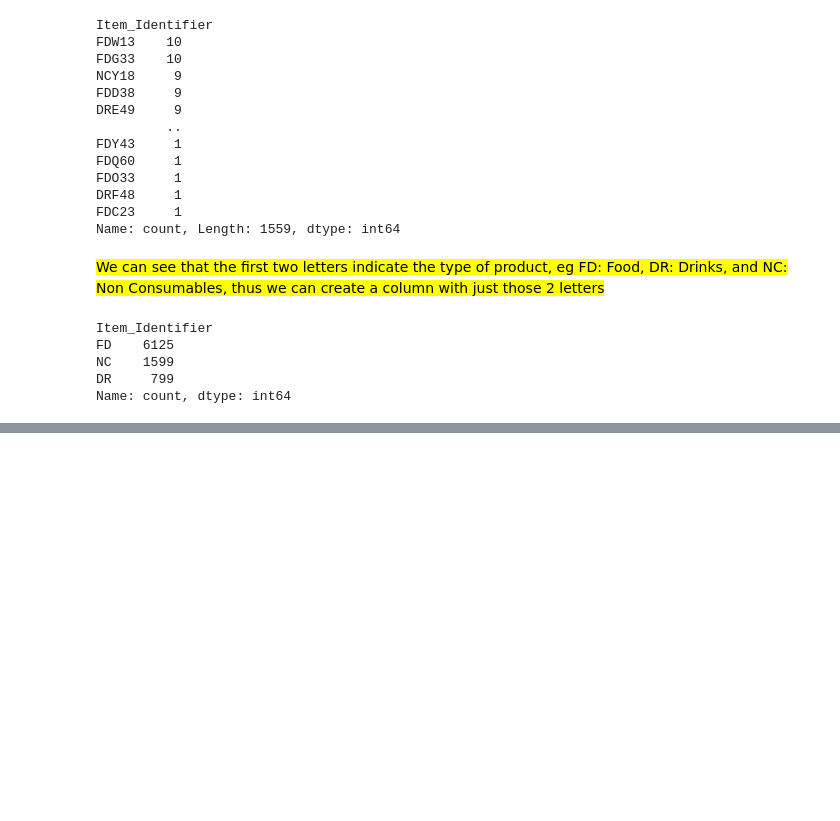
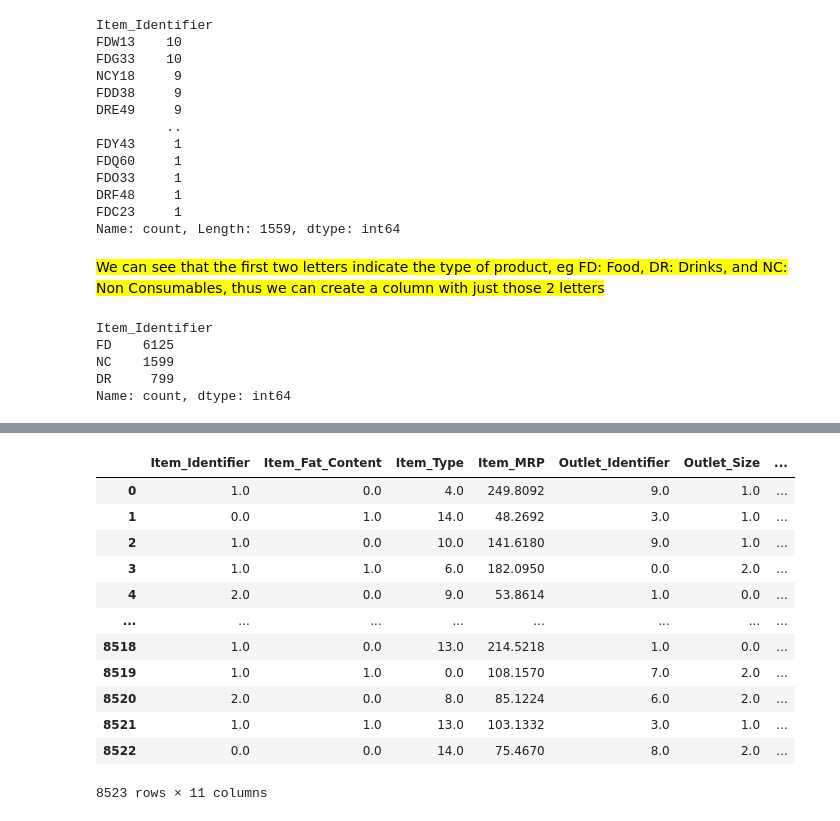
Before and after one commit to omarriyaz/Big-Mart-Sales-Prediction, a Jupyter notebook: SalesPredict.ipynb, the cells around one changed output, grey strips where cells are left out. Drawn from its saved outputs; the diff is of its cells as text; code cells hidden in the pictures; blank space fills up the shorter version.

```diff
--- a/SalesPredict.ipynb
+++ b/SalesPredict.ipynb
@@ -492,0 +557,22 @@ Name: count, dtype: int64
+# %%
+# create a copy of the data
+
+data_encoded = data.copy()
+# %%
+# select data types that are objects
+
+# To select strings you must use the object dtype, but note that this will return all object dtype columns
+
+cat_cols = data.select_dtypes(include=['object']).columns
+# %%
+# for loop to encode the categorical columns
+
+for col in cat_cols:
+    # create an instance of ordinal encoder
+    ordinal_encoder = OrdinalEncoder()
+    # fit and transform the data
+    data_encoded[col] = ordinal_encoder.fit_transform(data_encoded[[col]])
+
+# display the categories
+
+print(ordinal_encoder.categories_)
@@ -492,0 +592,23 @@ Name: count, dtype: int64
+# %%
+# store independent and dependent variables into X and Y
+
+X = data_encoded.drop('Item_Outlet_Sales', axis = 1)
+Y = data_encoded['Item_Outlet_Sales']
+# %%
+# print X
+
+X
+# %% [output]
+|  | Item_Identifier | Item_Fat_Content | Item_Type | Item_MRP | Outlet_Identifier | Outlet_Size | ... |
+| 0 | 1.0 | 0.0 | 4.0 | 249.8092 | 9.0 | 1.0 | ... |
+| 1 | 0.0 | 1.0 | 14.0 | 48.2692 | 3.0 | 1.0 | ... |
+| 2 | 1.0 | 0.0 | 10.0 | 141.6180 | 9.0 | 1.0 | ... |
+| 3 | 1.0 | 1.0 | 6.0 | 182.0950 | 0.0 | 2.0 | ... |
+| 4 | 2.0 | 0.0 | 9.0 | 53.8614 | 1.0 | 0.0 | ... |
+| ... | ... | ... | ... | ... | ... | ... | ... |
+| 8518 | 1.0 | 0.0 | 13.0 | 214.5218 | 1.0 | 0.0 | ... |
+| 8519 | 1.0 | 1.0 | 0.0 | 108.1570 | 7.0 | 2.0 | ... |
+| 8520 | 2.0 | 0.0 | 8.0 | 85.1224 | 6.0 | 2.0 | ... |
+| 8521 | 1.0 | 1.0 | 13.0 | 103.1332 | 3.0 | 1.0 | ... |
+| 8522 | 0.0 | 0.0 | 14.0 | 75.4670 | 8.0 | 2.0 | ... |
+8523 rows × 11 columns
```
Also changed, not shown: parts of 16 cells of this notebook.
